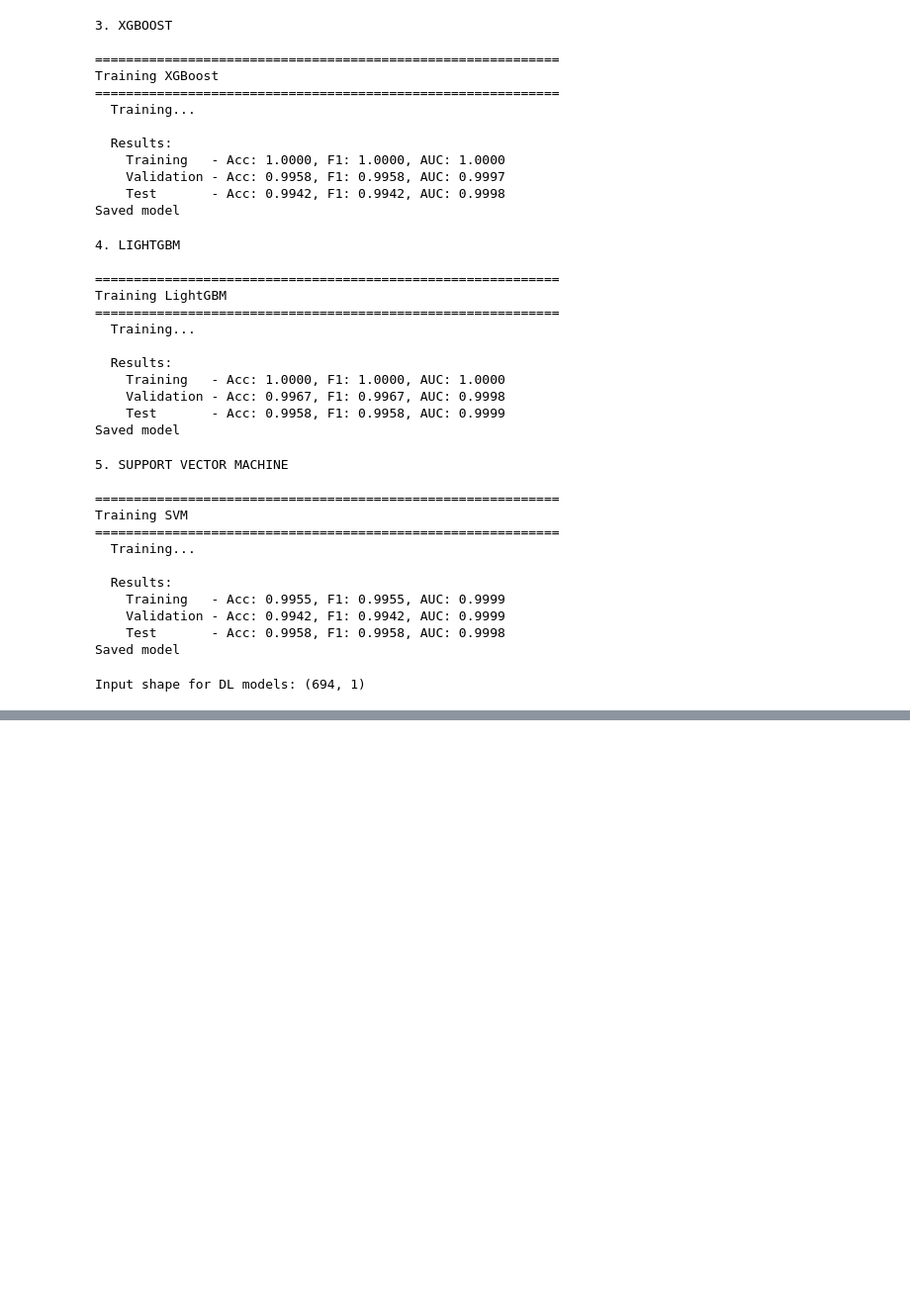
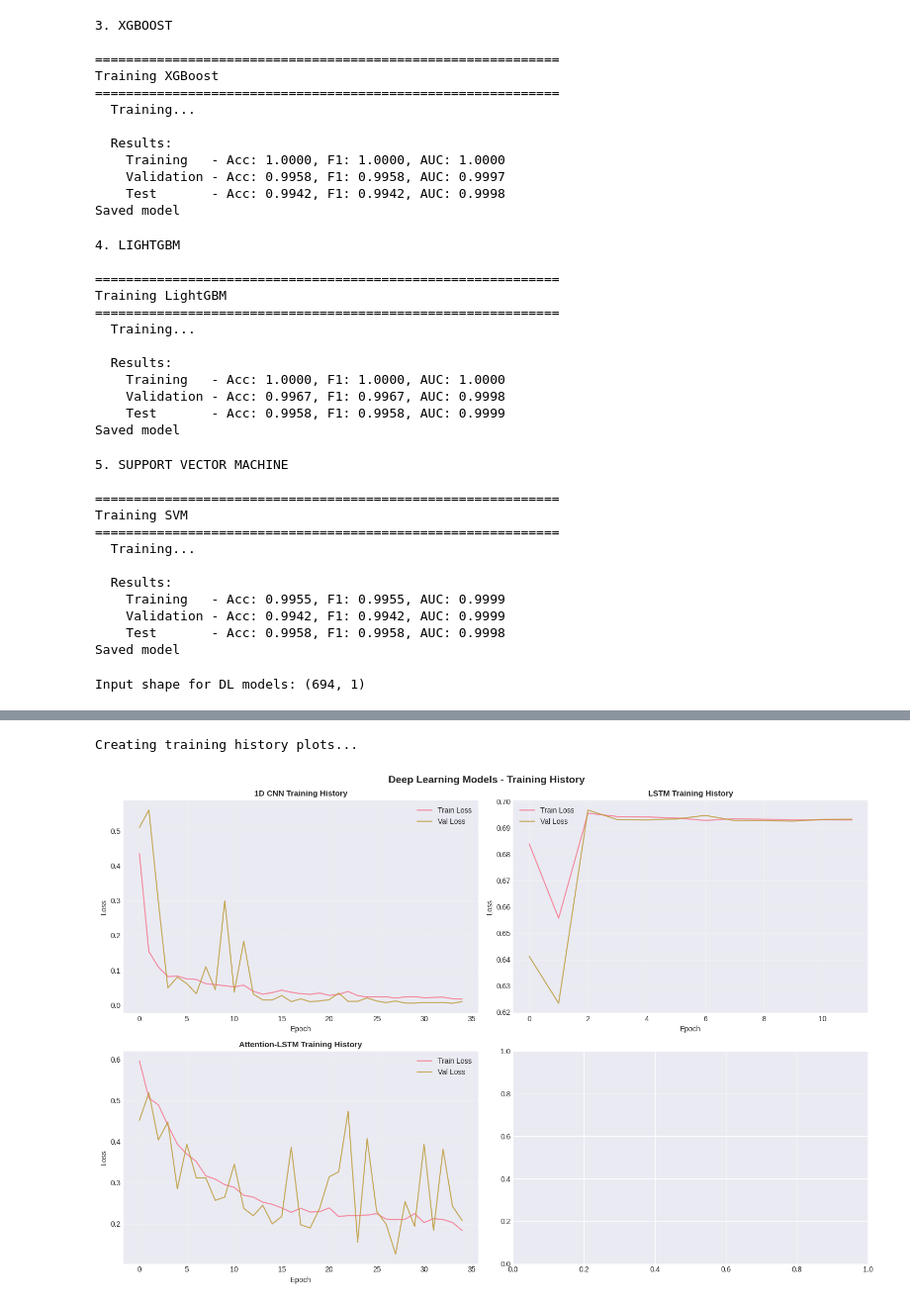
Before and after one commit to Sridipta-Roy/EEG-Classification, a Jupyter notebook: notebooks/model_development.ipynb, the cells around one changed output, grey strips where cells are left out. Shown at 99% size. Drawn from its saved outputs; the diff is of its cells as text; code cells hidden in the pictures; blank space fills up the shorter version.

```diff
--- a/notebooks/model_development.ipynb
+++ b/notebooks/model_development.ipynb
@@ -521,0 +681,30 @@ KeyboardInterrupt:
+# %%
+# 2. Training History for DL Models
+print("\nCreating training history plots...")
+
+fig, axes = plt.subplots(2, 2, figsize=(15, 10))
+
+for idx, (model_name, results) in enumerate(dl_results.items()):
+    if idx >= 4:
+        break
+
+    ax = axes[idx // 2, idx % 2]
+    history = results['history']
+
+    # Plot loss
+    ax.plot(history.history['loss'], label='Train Loss', alpha=0.8)
+    ax.plot(history.history['val_loss'], label='Val Loss', alpha=0.8)
+
+    ax.set_xlabel('Epoch', fontsize=10)
+    ax.set_ylabel('Loss', fontsize=10)
+    ax.set_title(f'{model_name} Training History', fontsize=11, fontweight='bold')
+    ax.legend()
+    ax.grid(True, alpha=0.3)
+
+plt.suptitle('Deep Learning Models - Training History', fontsize=14, fontweight='bold')
+plt.tight_layout()
+plt.savefig(FIGURES_DIR / 'training_history.png', dpi=300, bbox_inches='tight')
+plt.show()
+# %% [output]
+Creating training history plots...
+[figure, added]
```
Also changed, not shown: parts of 16 cells of this notebook.
